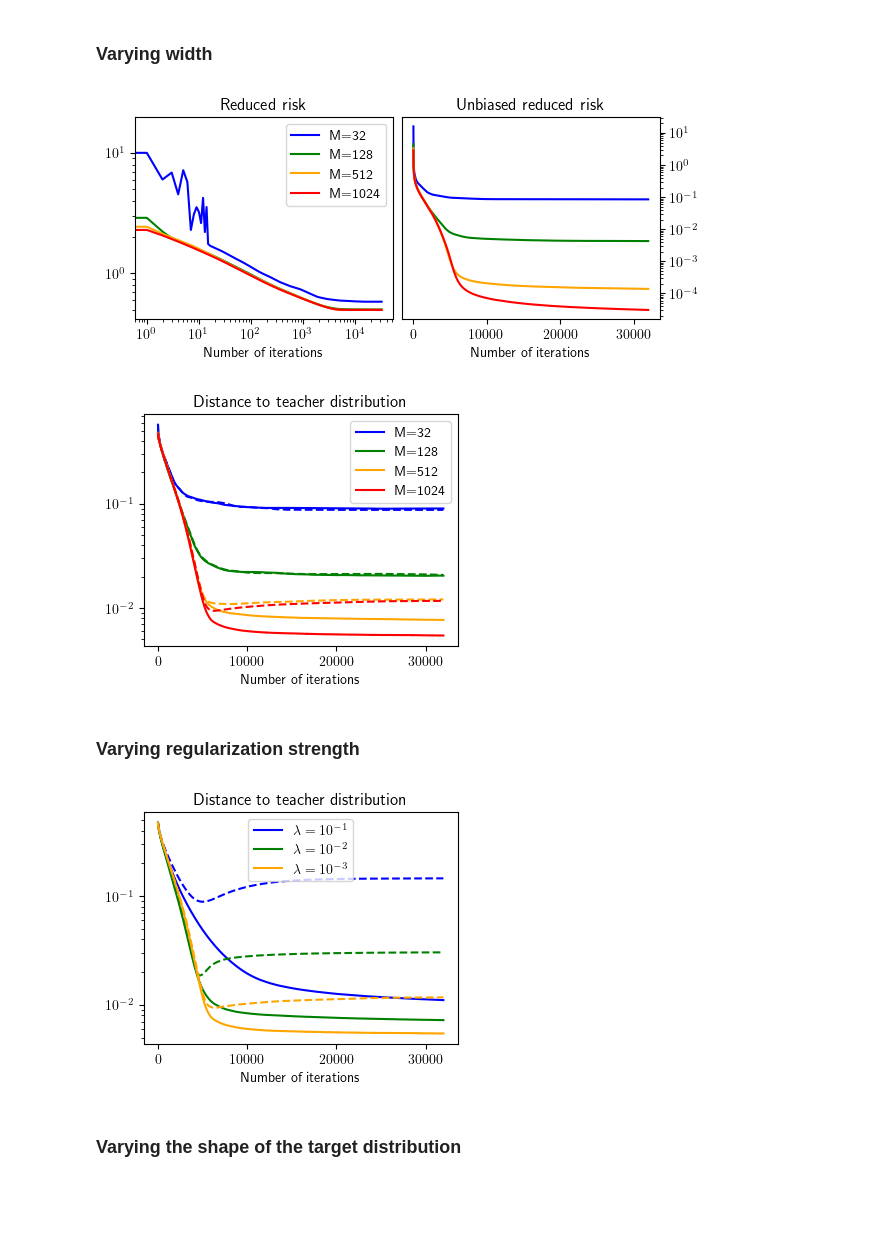
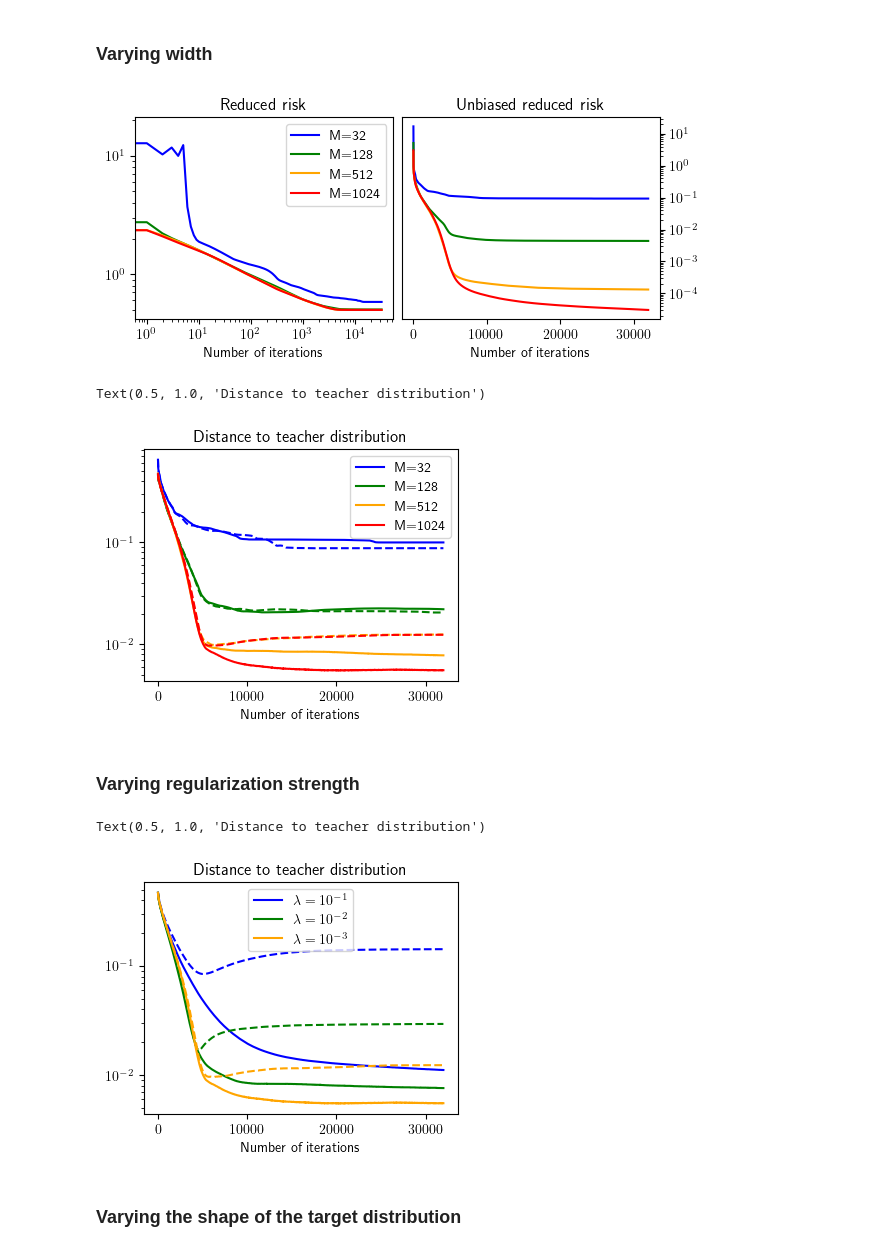
Before and after one commit to rbarboni/VarPro, a Jupyter notebook: VarPro_convolution_2d/Results_convolution.ipynb, the cells around one changed output. Saved outputs shown, nothing was run; the diff lists cells and outputs as text; code cells hidden in the pictures; blank space fills up the shorter version.

```diff
--- a/VarPro_convolution_2d/Results_convolution.ipynb
+++ b/VarPro_convolution_2d/Results_convolution.ipynb
@@ -28,7 +28,7 @@ dict_unbiased = {}
 
 for seed in tqdm(seed_list):
     for width in width_list:
-        path = f'results/VarPro_unbiased_width{width:.0f}_lmbda-3.0_gamma100.0_N4096_ts-10.0_seed{seed:.0f}.pkl.gz'
+        path = f'results/VarPro_biased_width{width:.0f}_lmbda-3.0_gamma100.0_N4096_ts-10.0_seed{seed:.0f}.pkl.gz'
         with gzip.open(path, 'rb') as f:
             dict[(seed, width)] = pickle.load(f)
         path_unbiased = f'results/VarPro_unbiased_width{width:.0f}_lmbda-3.0_gamma100.0_N4096_ts-10.0_seed{seed:.0f}.pkl.gz'
@@ -37,38 +37,37 @@ for seed in tqdm(seed_list):
 # %%
 p=0.3
 fig, ax = plt.subplots(1, 2, figsize=(20 * p, 9 * p), constrained_layout=True)
 
 for width in width_list:
-    res = np.zeros(32000)
-    res_unbiased = np.zeros(32000)
+    epochs = len(dict[(seed_list[0], width)]['loss_list'])
+    res = np.zeros(epochs)
+    res_unbiased = np.zeros(epochs)
     for seed in seed_list:
         res += np.array(dict[(seed, width)]['loss_list'])
         res_unbiased += np.array(dict_unbiased[(seed, width)]['loss_list'])
     res /= len(seed_list)
     res_unbiased /= len(seed_list)
     ax[0].plot(res, color=color_dict[width], label=f'M={width}')
     ax[1].plot(res_unbiased, color=color_dict[width])
 
 ax[0].legend()
 ax[0].set_yscale('log')
 ax[0].set_xscale('log')
 ax[0].set_xlabel('Number of iterations')
 ax[0].set_title('Reduced risk')
 
 
 #ax[1].legend()
 ax[1].set_yscale('log')
 #ax[1].set_xscale('log')
 ax[1].set_xlabel('Number of iterations')
 ax[1].set_title('Unbiased reduced risk')
 ax[1].yaxis.tick_right()
 #ax[1].yaxis.set_label_position("right")
 
 #fig.savefig('convolution_width_risk.pdf', format='pdf', bbox_inches='tight')
-
-#plt.title('Evolution of the reduced risk during training')
 # %% [output]
-[figure, old version]
+[figure, new version]
 # %%
 p=0.3
 fig, ax = plt.subplots(figsize=(12 * p, 10 * p), constrained_layout=True)
@@ -93,10 +92,9 @@ ax.set_title('Distance to teacher distribution')
 
 
 #fig.savefig('convolution_width_distance.pdf', format='pdf', bbox_inches='tight')
-
-#plt.title('Evolution of the reduced risk during training')
 # %% [output]
+Text(0.5, 1.0, 'Distance to teacher distribution')
-[figure, old version]
+[figure, new version]
 # %% [markdown]
 ### Varying regularization strength
 # %%
@@ -139,10 +137,9 @@ ax.set_title('Distance to teacher distribution')
 
 
 #fig.savefig('convolution_lmbda_distance.pdf', format='pdf', bbox_inches='tight')
-
-#plt.title('Evolution of the reduced risk during training')
 # %% [output]
+Text(0.5, 1.0, 'Distance to teacher distribution')
-[figure, old version]
+[figure, new version]
 # %% [markdown]
 ### Varying the shape of the target distribution
 # %%
```
Also changed, not shown: parts of 1 cell of this notebook.
